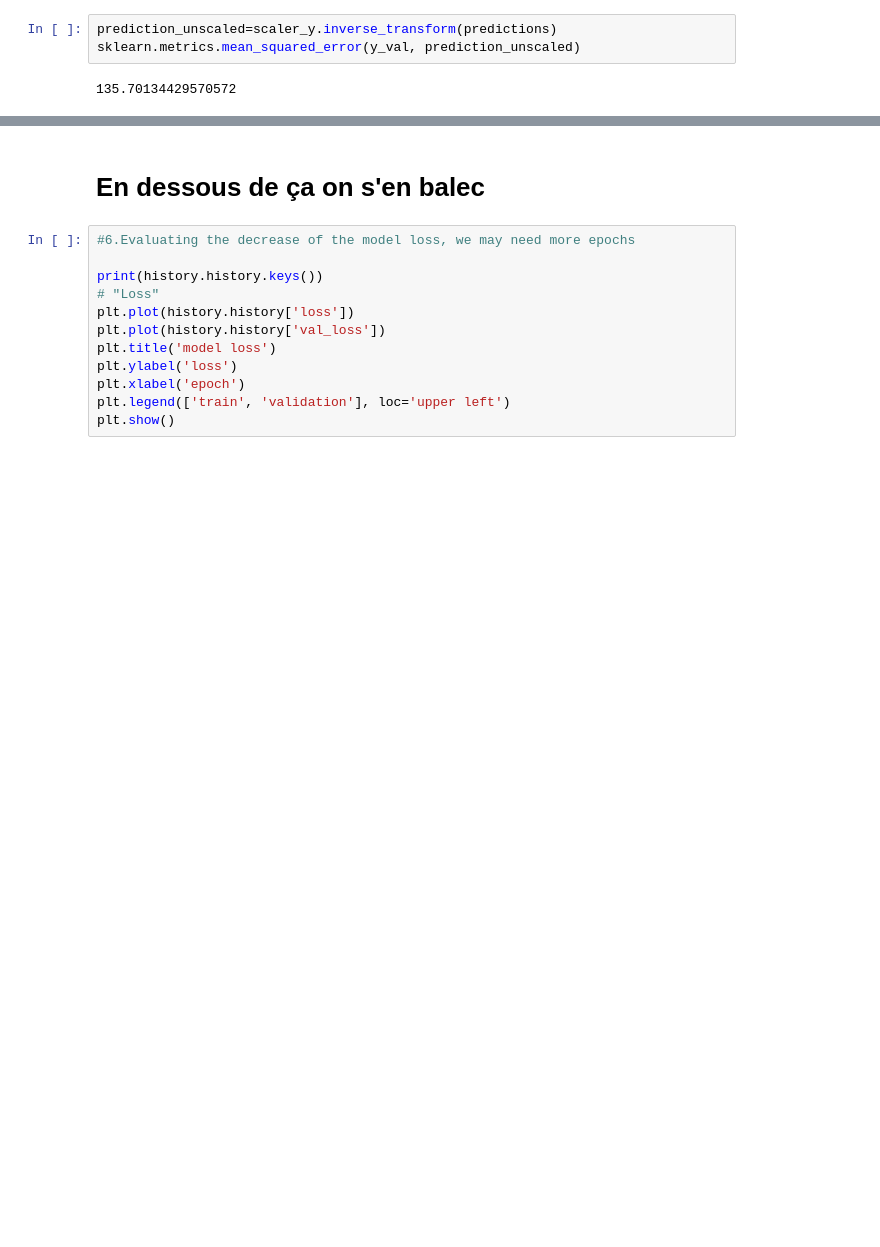
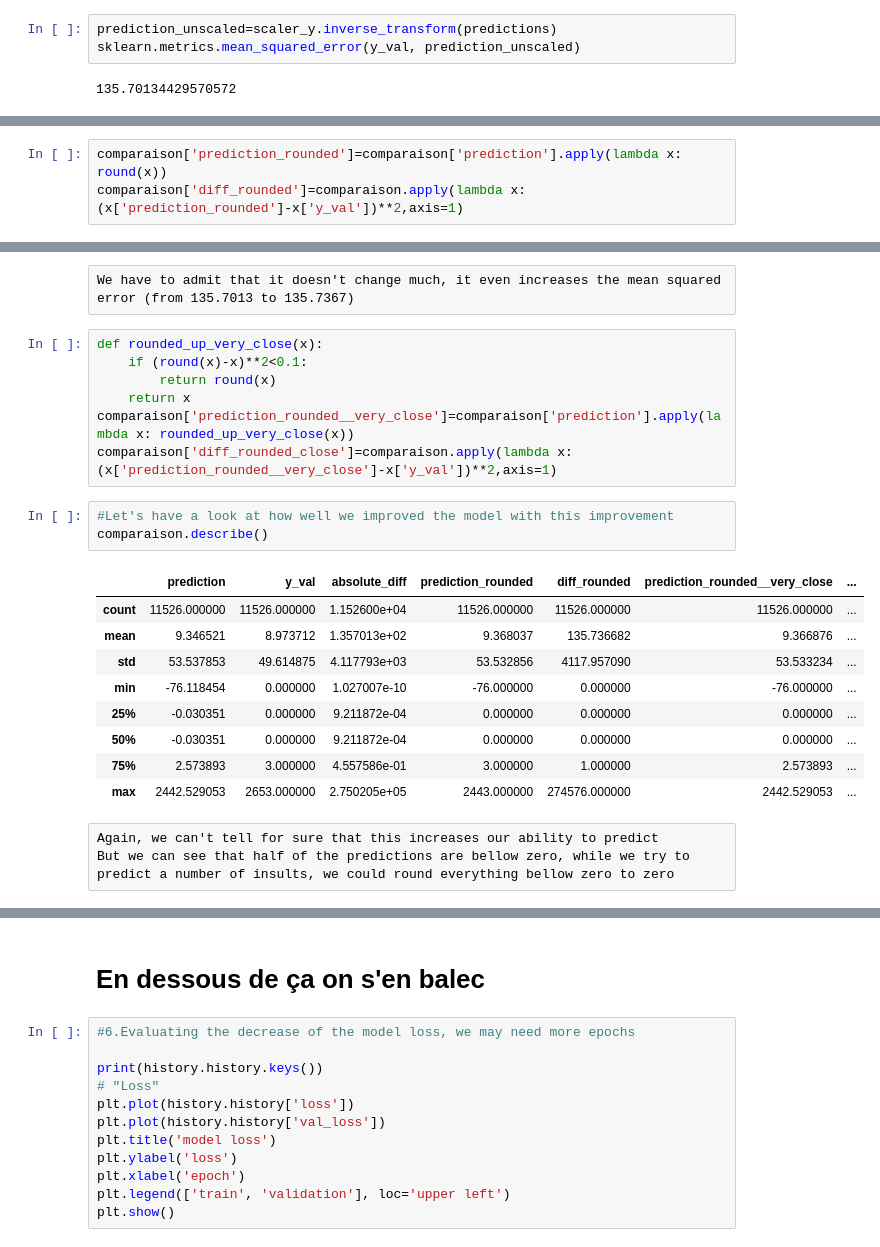
Before and after one commit to Esbrouffes/MLChall1, a Jupyter notebook: Chall 2/Neural Network .ipynb, the cells around one changed output, grey strips where cells are left out. Drawn from its saved outputs; the diff is of its cells as text; blank space fills up the shorter version.

```diff
--- a/Chall 2/Neural Network .ipynb
+++ b/Chall 2/Neural Network .ipynb
@@ -196,0 +218,3 @@ comparaison.head(50)
+# %%
+comparaison['prediction_rounded']=comparaison['prediction'].apply(lambda x: round(x))
+comparaison['diff_rounded']=comparaison.apply(lambda x: (x['prediction_rounded']-x['y_val'])**2,axis=1)
@@ -196,0 +234,25 @@ comparaison.head(50)
+# %% [raw]
+We have to admit that it doesn't change much, it even increases the mean squared error (from 135.7013 to 135.7367)
+# %%
+def rounded_up_very_close(x):
+    if (round(x)-x)**2<0.1:
+        return round(x)
+    return x
+comparaison['prediction_rounded__very_close']=comparaison['prediction'].apply(lambda x: rounded_up_very_close(x))
+comparaison['diff_rounded_close']=comparaison.apply(lambda x: (x['prediction_rounded__very_close']-x['y_val'])**2,axis=1)
+# %%
+#Let's have a look at how well we improved the model with this improvement
+comparaison.describe()
+# %% [output]
+|  | prediction | y_val | absolute_diff | prediction_rounded | diff_rounded | prediction_rounded__very_close | ... |
+| count | 11526.000000 | 11526.000000 | 1.152600e+04 | 11526.000000 | 11526.000000 | 11526.000000 | ... |
+| mean | 9.346521 | 8.973712 | 1.357013e+02 | 9.368037 | 135.736682 | 9.366876 | ... |
+| std | 53.537853 | 49.614875 | 4.117793e+03 | 53.532856 | 4117.957090 | 53.533234 | ... |
+| min | -76.118454 | 0.000000 | 1.027007e-10 | -76.000000 | 0.000000 | -76.000000 | ... |
+| 25% | -0.030351 | 0.000000 | 9.211872e-04 | 0.000000 | 0.000000 | 0.000000 | ... |
+| 50% | -0.030351 | 0.000000 | 9.211872e-04 | 0.000000 | 0.000000 | 0.000000 | ... |
+| 75% | 2.573893 | 3.000000 | 4.557586e-01 | 3.000000 | 1.000000 | 2.573893 | ... |
+| max | 2442.529053 | 2653.000000 | 2.750205e+05 | 2443.000000 | 274576.000000 | 2442.529053 | ... |
+# %% [raw]
+Again, we can't tell for sure that this increases our ability to predict
+But we can see that half of the predictions are bellow zero, while we try to predict a number of insults, we could round everything bellow zero to zero
```
Also changed, not shown: parts of 12 cells of this notebook.
